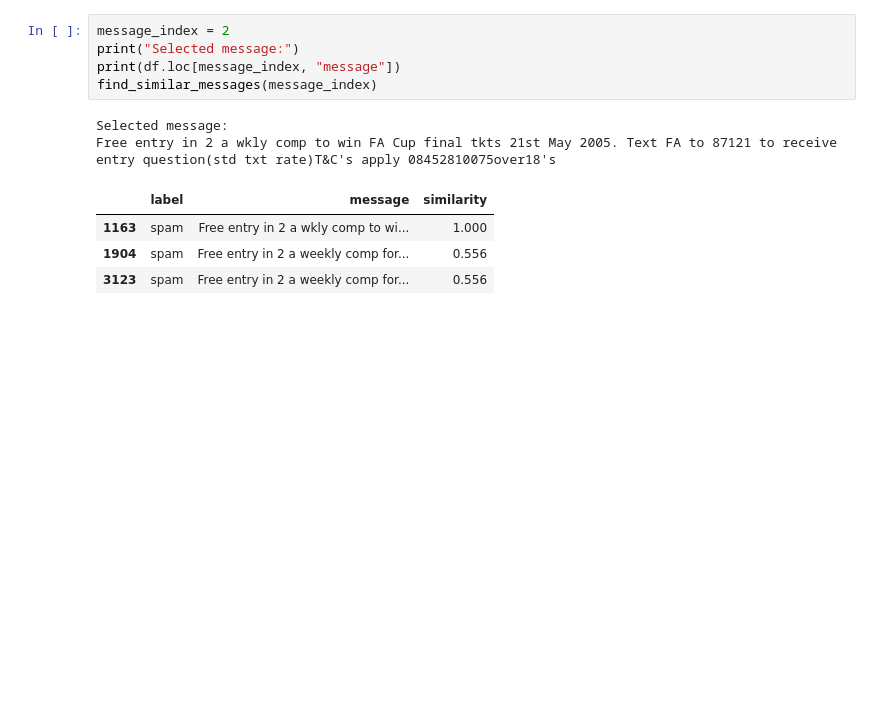
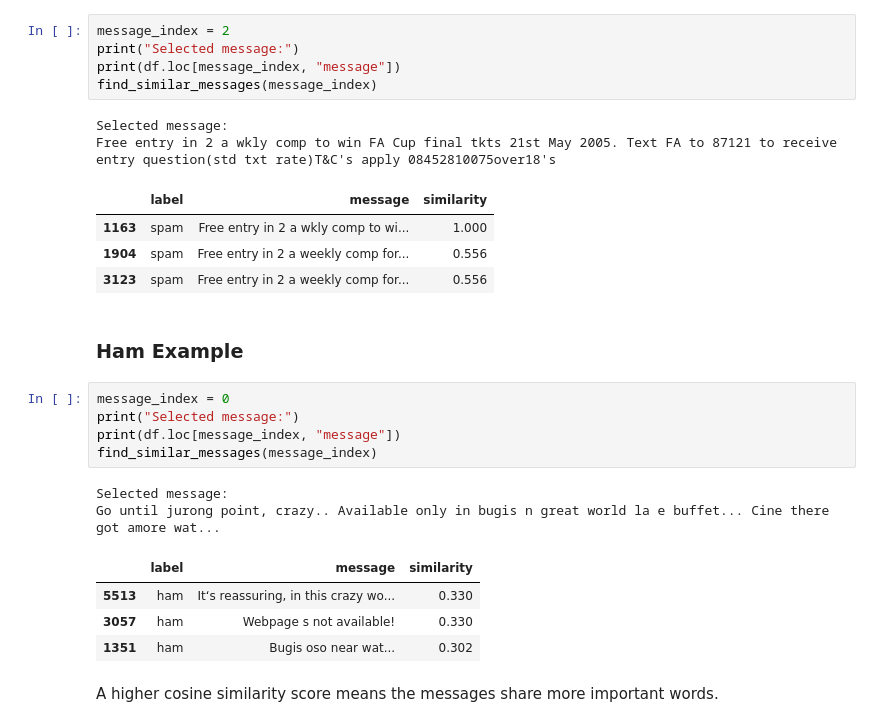
Before and after one commit to fajluna/sms-spam-detection, a Jupyter notebook: notebooks/sms_spam.ipynb, the cells around one changed output. Saved outputs shown, nothing was run; the diff lists cells and outputs as text; blank space fills up the shorter version.

Commit message:
Add similarity example

```diff
--- a/notebooks/sms_spam.ipynb
+++ b/notebooks/sms_spam.ipynb
@@ -225,3 +225,19 @@ Free entry in 2 a wkly comp to win FA Cup final tkts 21st May 2005. Text FA to 8
 | 1163 | spam | Free entry in 2 a wkly comp to wi... | 1.000 |
 | 1904 | spam | Free entry in 2 a weekly comp for... | 0.556 |
 | 3123 | spam | Free entry in 2 a weekly comp for... | 0.556 |
+# %% [markdown]
+### Ham Example
+# %%
+message_index = 0
+print("Selected message:")
+print(df.loc[message_index, "message"])
+find_similar_messages(message_index)
+# %% [output]
+Selected message:
+Go until jurong point, crazy.. Available only in bugis n great world la e buffet... Cine there got amore wat...
+|  | label | message | similarity |
+| 5513 | ham | It‘s reassuring, in this crazy wo... | 0.330 |
+| 3057 | ham | Webpage s not available! | 0.330 |
+| 1351 | ham | Bugis oso near wat... | 0.302 |
+# %% [markdown]
+A higher cosine similarity score means the messages share more important words.
```
Also changed, not shown: parts of 1 cell of this notebook.
